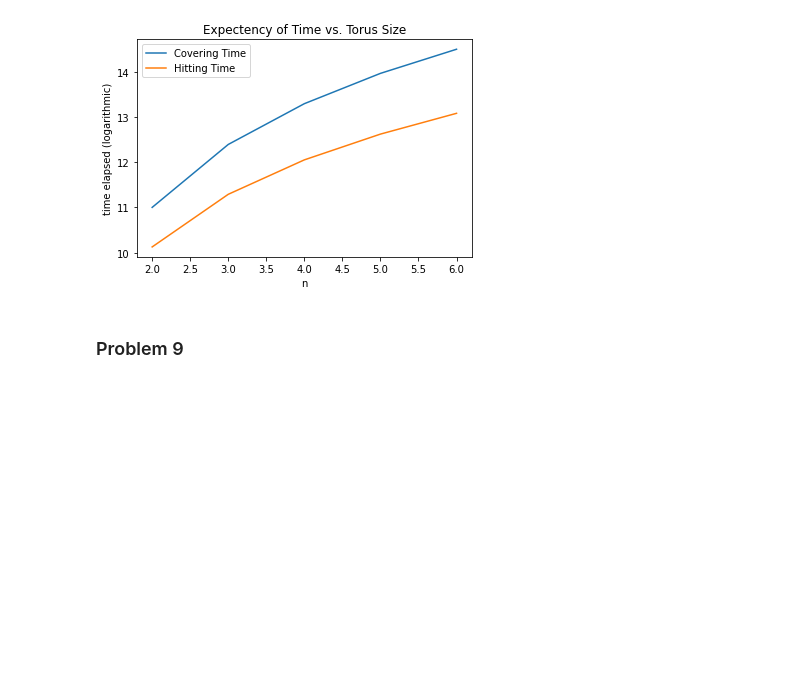
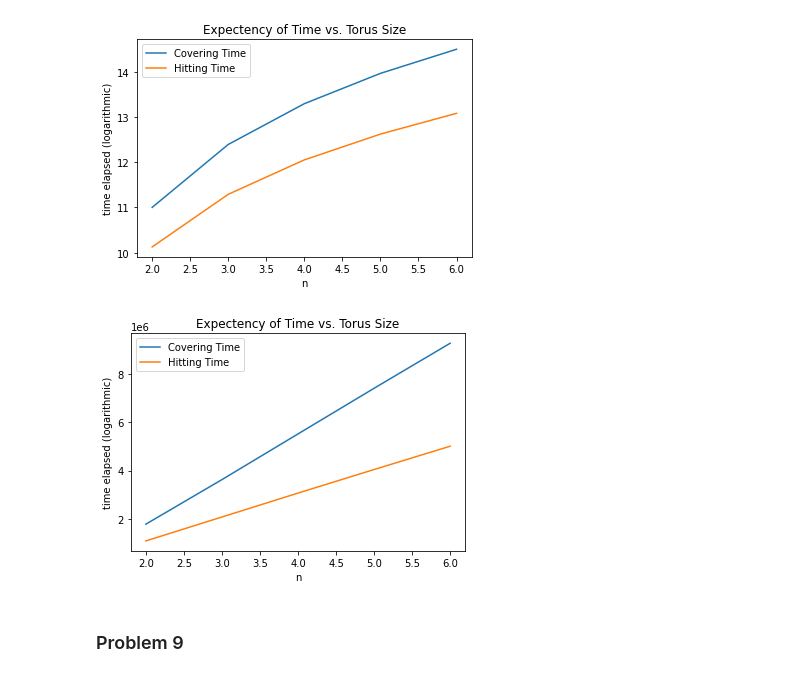
Before and after one commit to MohsenGhodrati/Homeworks, a Jupyter notebook: Applied Stochastic Processes - Spring 2022.ipynb, the cells around one changed output. Drawn from its saved outputs; the diff is of its cells as text; code cells hidden in the pictures; blank space fills up the shorter version.

```diff
--- a/Applied Stochastic Processes - Spring 2022.ipynb
+++ b/Applied Stochastic Processes - Spring 2022.ipynb
@@ -307,6 +307,16 @@ plt.legend()
 plt.show()
 # %% [output]
 [figure]
+# %%
+plt.plot(range(2, N), np.log(covering_time[2:N]) ** 6, label='Covering Time')
+plt.plot(range(2, N), np.log(hitting_time[2:N]) ** 6, label='Hitting Time')
+plt.title("Expectency of Time vs. Torus Size")
+plt.xlabel('n')
+plt.ylabel('time elapsed (logarithmic)')
+plt.legend()
+plt.show()
+# %% [output]
+[figure, added]
 # %% [markdown]
 ### Problem 9
 # %%
```
Also changed, not shown: parts of 1 cell of this notebook.
